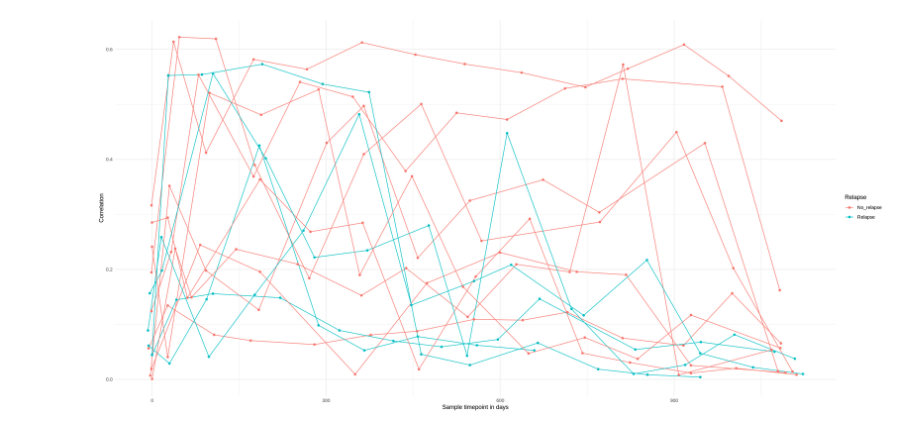
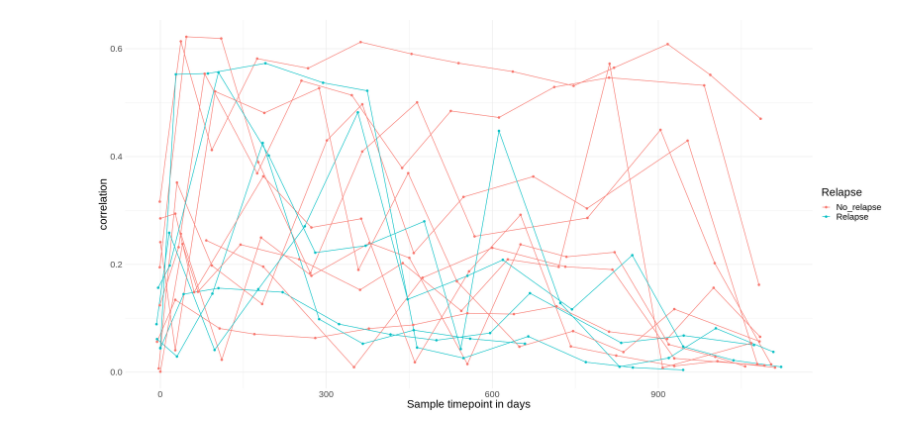
Before and after one commit to carmenoroperv/thesis_project, a Jupyter notebook: Correlation_combined_plot.ipynb, the cells around one changed output. Drawn from its saved outputs; the diff is of its cells as text; code cells hidden in the pictures.

```diff
--- a/Correlation_combined_plot.ipynb
+++ b/Correlation_combined_plot.ipynb
@@ -33,0 +56,2 @@ Correlations
+# %%
+correlation_per_patient <- left_join(correlation_per_patient, sample_timepoint_days, by="sampleID")
@@ -33,0 +78,4 @@ Correlations
+# %%
+relapse_pt = c("C04849", "C04874", "C05084", "C05118", "C05234")
+# %%
+Correlation <- correlation_per_patient %>% mutate(Relapse = ifelse(pt_id %in% relapse_pt, "Relapse", "No_relapse"))
@@ -33,0 +102,2 @@ Correlations
+# %%
+Correlation$correlation <- as.numeric(Correlation$correlation)
@@ -34,10 +106,10 @@ Correlations
 # %%
 options(repr.plot.width=20, repr.plot.height=10)
 # %%
-ggplot(data = Correlations)+
-    geom_line(aes(x = sample_timepoint_days_since_OP, y = Correlation, group = pt_id, color = Relapse))+
+ggplot(data = Correlation)+
+    geom_line(aes(x = sample_timepoint_days_since_OP, y = correlation, group = pt_id, color = Relapse))+
     #geom_line(aes(x = sample_timepoint_days_since_OP, y = Correlation, color = pt_id))+
-    geom_point(aes(x = sample_timepoint_days_since_OP, y = Correlation, color = Relapse))+
+    geom_point(aes(x = sample_timepoint_days_since_OP, y = correlation, color = Relapse))+
     theme_minimal()+
-    xlab("Sample timepoint in days")
+    xlab("Sample timepoint in days")+ theme(text = element_text(size = 20))
 # %% [output]
@@ -44 +119 @@ ggplot(data = Correlations)+
-[figure, old version]
+[figure, new version]
```
Also changed, not shown: parts of 17 cells of this notebook, 22 other files.
